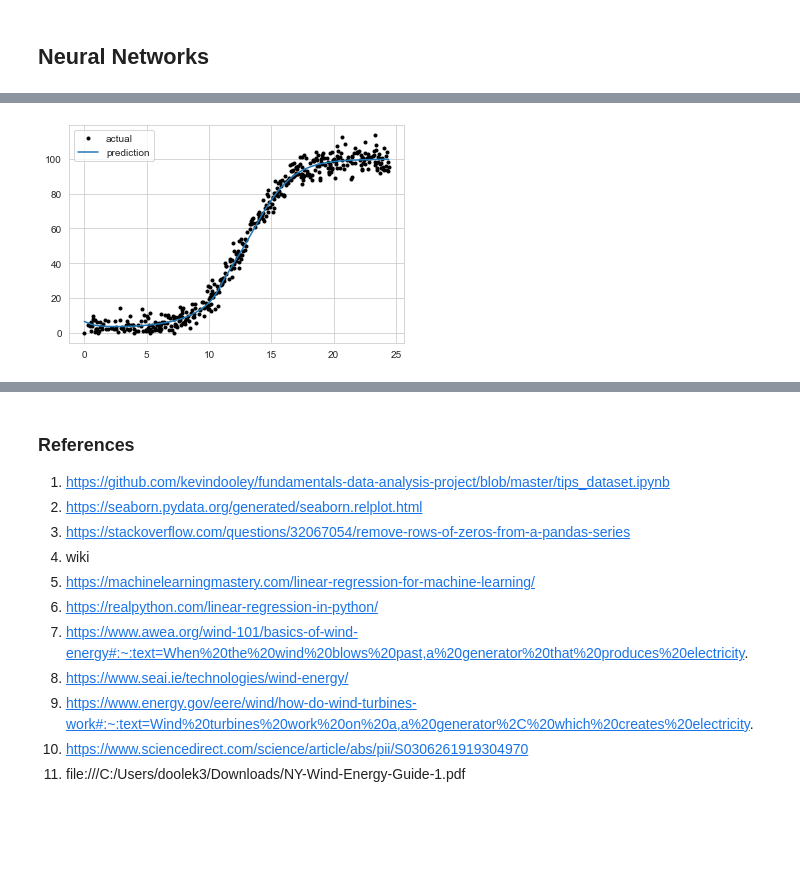
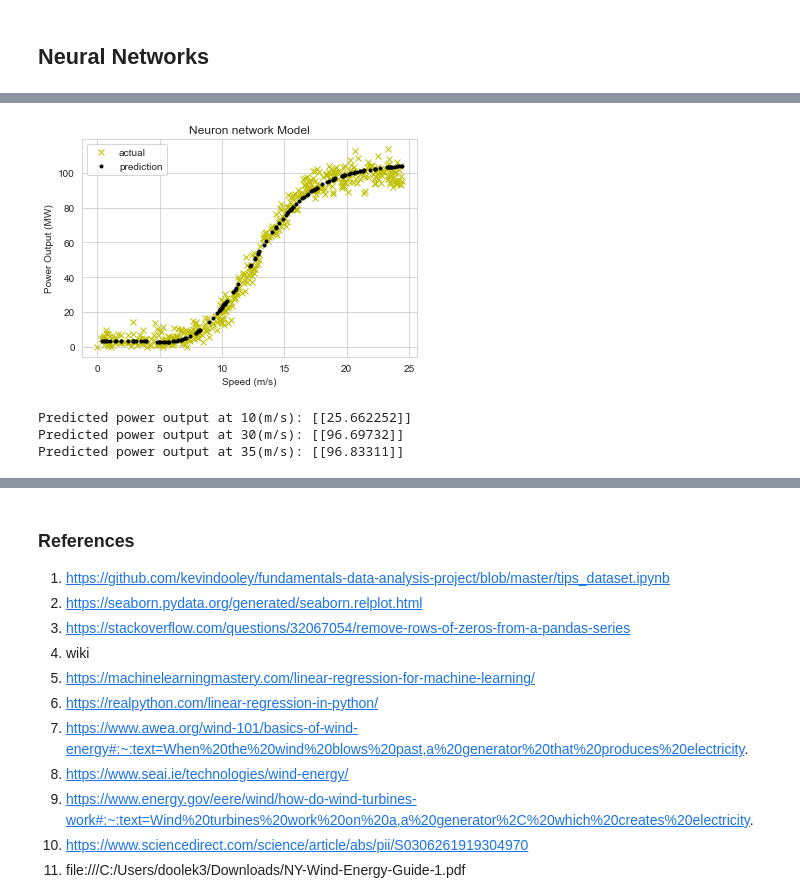
Before and after one commit to kevindooley/MLS-project-2020, a Jupyter notebook: Project 2020.ipynb, the cells around one changed output, grey strips where cells are left out. Drawn from its saved outputs; the diff is of its cells as text; code cells hidden in the pictures; blank space fills up the shorter version.

Commit message:
added graph comparing neural networks and actual data. Completed small analysis

```diff
--- a/Project 2020.ipynb
+++ b/Project 2020.ipynb
@@ -325,8 +321,17 @@ array([[0.00000e+00, 0.00000e+00],
 # %%
 #https://stackoverflow.com/questions/57872755/what-is-1-in-python
 # how to assign variables to each column
-x = ds1[:,0]
-y = ds1[:,-1]
+
+#can access columns this way also
+# X = ds1[:,0]
+# y = ds1[:,-1]
+
+#create x & y
+X = ds1["speed"]
+y = ds1["power"]
+
+# x must be 2 dimensional. .reshape(-1,1) changes x to 2 dimensional (single column)
+X = X.values.reshape(-1, 1)
 
 #print(x) to see x values
 #print(y) to y values
@@ -337,11 +342,11 @@ y = ds1[:,-1]
 
 # split dataset into train & test
 # test sample size 0.25 for now. might adjust at later stage
-x_train, x_test, y_train, y_test = train_test_split(x, y, test_size = 0.25)
+X_train, X_test, y_train, y_test = train_test_split(X, y, test_size = 0.3)
 
 # show train and test sample sizes
-print(x_train.shape)
+print(X_train.shape)
 print(y_train.shape)
-print(x_test.shape)
+print(X_test.shape)
 print(y_test.shape)
 # %% [output]
@@ -354,7 +359,7 @@ print(y_test.shape)
 model = kr.models.Sequential()
 # %%
 # link to lecture notes
-model.add(kr.layers.Dense(50, input_shape=(1,), activation='sigmoid', kernel_initializer="glorot_uniform", bias_initializer="glorot_uniform"))
+model.add(kr.layers.Dense(50, input_shape=(1,), activation='sigmoid', kernel_initializer="glorot_uniform", bias_initializer="zeros"))
 model.add(kr.layers.Dense(1, activation='linear', kernel_initializer="glorot_uniform", bias_initializer="glorot_uniform"))
 model.compile('adam', loss='mean_squared_error')
 model.summary()
@@ -377,7 +378,6 @@ Non-trainable params: 0
 _________________________________________________________________
 # %%
 #run model on training data
-neuron_model = model.fit(x_train, y_train, epochs=500, batch_size=10, validation_split = 0.2)
-neuron_model
+model.fit(X_train, y_train, epochs=500, batch_size=10, validation_split = 0.2)
 # %% [output]
 Epoch 1/500
@@ -400,7 +400,23 @@ Epoch 500/500
 <tensorflow.python.keras.callbacks.History at 0x...>
-# %%
-plt.plot(x, y,'k.', label='actual')
-plt.plot(x, model.predict(x), label='prediction')
-plt.legend();
-# %% [output]
-[figure, removed]
+# %%
+# plot neuron network vs actual data
+
+plt.plot(X, y,'yx', label='actual')
+plt.plot(X_test, model.predict(X_test), 'k.',label='prediction')
+plt.xlabel('Speed (m/s)')
+plt.ylabel('Power Output (MW)')
+plt.title("Neuron network Model")
+plt.legend();
+# %% [output]
+[figure, added]
+# %%
+# show prediction examples
+
+output1, output2, output3 = [[10], [30], [1000]]
+print("Predicted power output at 10(m/s):", model.predict(output1))
+print("Predicted power output at 30(m/s):", model.predict(output2))
+print("Predicted power output at 35(m/s):", model.predict(output3))
+# %% [output]
+Predicted power output at 10(m/s): [[25.662252]]
+Predicted power output at 30(m/s): [[96.69732]]
+Predicted power output at 35(m/s): [[96.83311]]
```
Also changed, not shown: parts of 12 cells of this notebook.
